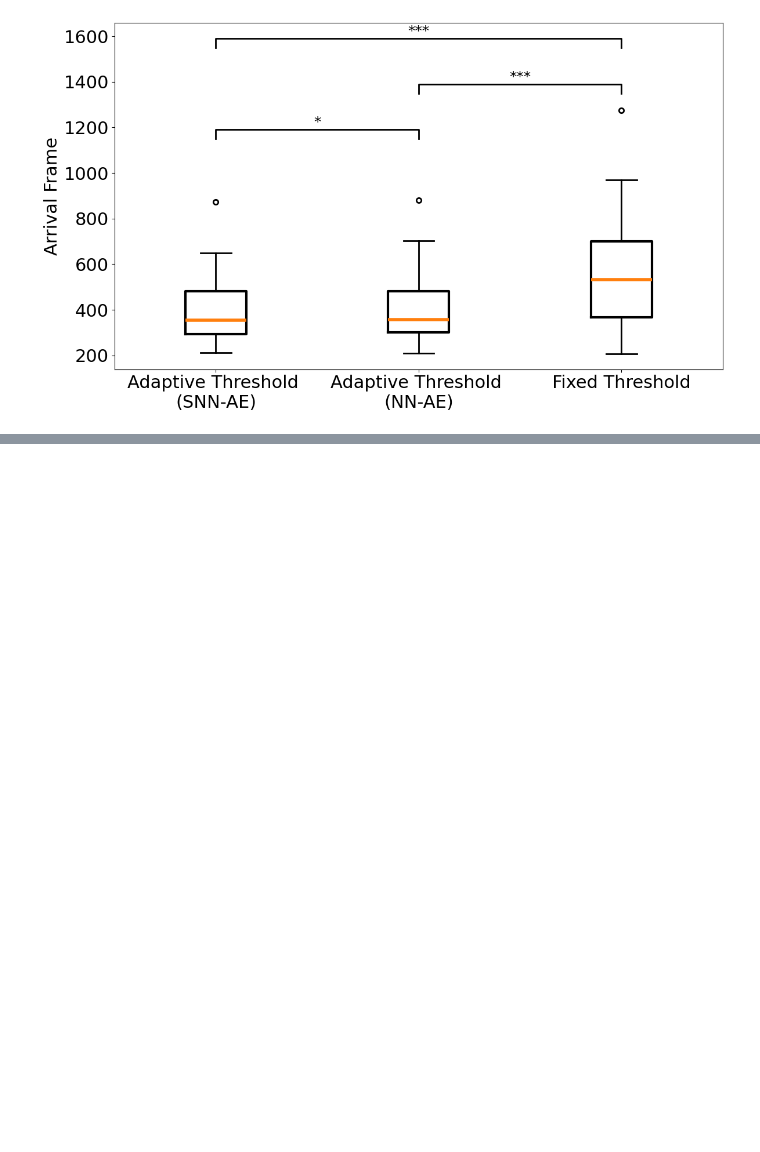
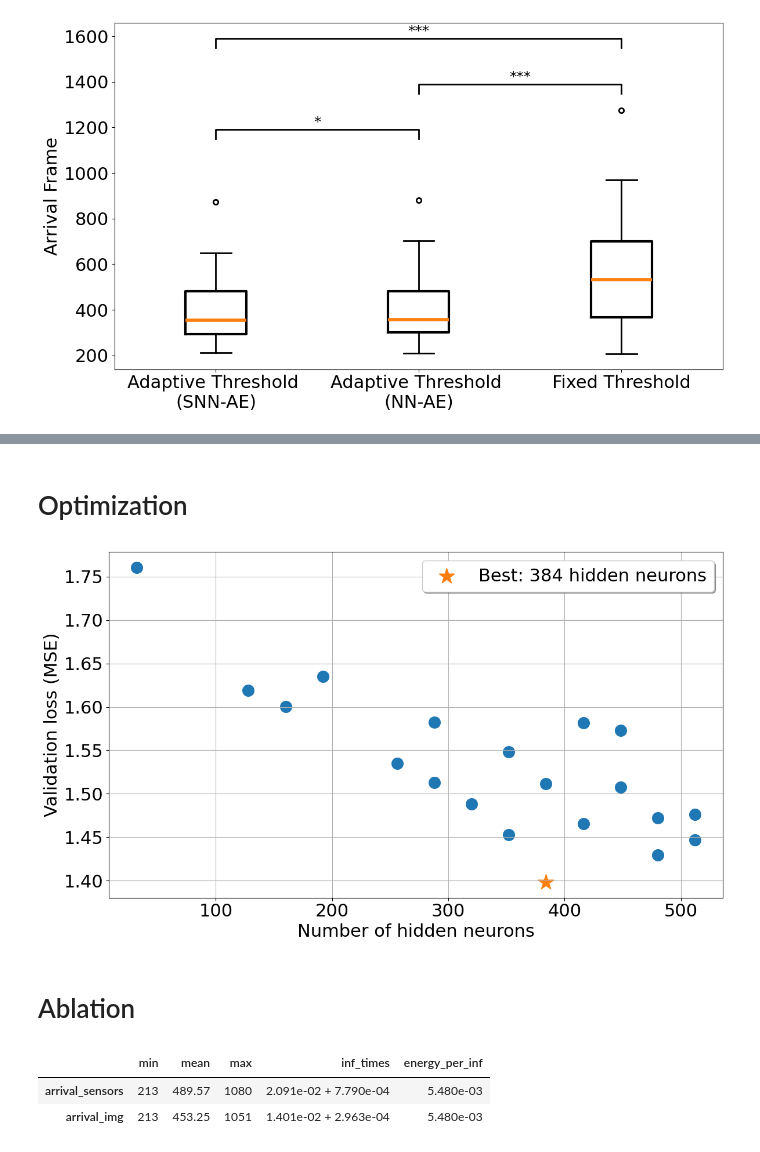
Before and after one commit to Immaioz/SNN_potential_field, a Jupyter notebook: dev.ipynb, the cells around one changed output, grey strips where cells are left out. Drawn from its saved outputs; the diff is of its cells as text; code cells hidden in the pictures; blank space fills up the shorter version.

```diff
--- a/dev.ipynb
+++ b/dev.ipynb
@@ -348,0 +403,40 @@ plot_trajectory(dict_adaptive["preds"], dict_NN, dict_adaptive, dict_fixed, save
+# %% [markdown]
+# Optimization
+# %%
+import matplotlib.pyplot as plt
+import pandas as pd
+
+df = pd.read_csv("output/optimizer_results.csv")
+plt.figure(figsize=(12, 7))
+
+best_row = df.loc[df["value"].idxmin()]
+df = df.drop(index=best_row.name)
+
+plt.scatter(
+    df["params_num_hidden"],
+    df["value"],
+    s=200
+)
+
+plt.scatter(
+    best_row["params_num_hidden"],
+    best_row["value"],
+    marker="*",
+    s=400,
+    label=f"Best: {int(best_row['params_num_hidden'])} hidden neurons"
+)
+
+plt.xlabel("Number of hidden neurons", fontsize=22)
+plt.ylabel("Validation loss (MSE)", fontsize=22)
+# plt.title("Validation loss vs hidden neurons", fontsize=22)
+plt.legend(fontsize=22, shadow=True)
+plt.xticks(fontsize=22)
+plt.yticks(fontsize=22)
+plt.grid(True)
+plt.tight_layout()
+plt.savefig("output/optimizer_results_plot.png")
+# plt.show()
+# %% [output]
+[figure, added]
+# %% [markdown]
+# Ablation
@@ -348,0 +460,34 @@ plot_trajectory(dict_adaptive["preds"], dict_NN, dict_adaptive, dict_fixed, save
+# %%
+import pandas as pd
+
+INF_ENERGY_PER_INF = 5.48e-03
+
+
+def mean_std_per_run(times):
+    per_run_means = [np.mean(t) for t in times if len(t) > 0]
+    if not per_run_means:
+        return 0.0, 0.0
+    return np.mean(per_run_means), np.std(per_run_means)
+
+
+inf_s_mean, inf_s_std = mean_std_per_run(times_sensors)
+inf_i_mean, inf_i_std = mean_std_per_run(times_img)
+
+df_stats = pd.DataFrame(
+    {
+        "arrival_sensors": [
+            np.min(arrival_sensors), np.mean(arrival_sensors), np.max(arrival_sensors),
+            f"{inf_s_mean:.3e} + {inf_s_std:.3e}", f"{INF_ENERGY_PER_INF:.3e}",
+        ],
+        "arrival_img": [
+            np.min(arrival_img), np.mean(arrival_img), np.max(arrival_img),
+            f"{inf_i_mean:.3e} + {inf_i_std:.3e}", f"{INF_ENERGY_PER_INF:.3e}",
+        ],
+    },
+    index=["min", "mean", "max", "inf_times", "energy_per_inf"],
+)
+df_stats.T
+# %% [output]
+|  | min | mean | max | inf_times | energy_per_inf |
+| arrival_sensors | 213 | 489.57 | 1080 | 2.091e-02 + 7.790e-04 | 5.480e-03 |
+| arrival_img | 213 | 453.25 | 1051 | 1.401e-02 + 2.963e-04 | 5.480e-03 |
```
Also changed, not shown: parts of 11 cells of this notebook, 3 other files.
